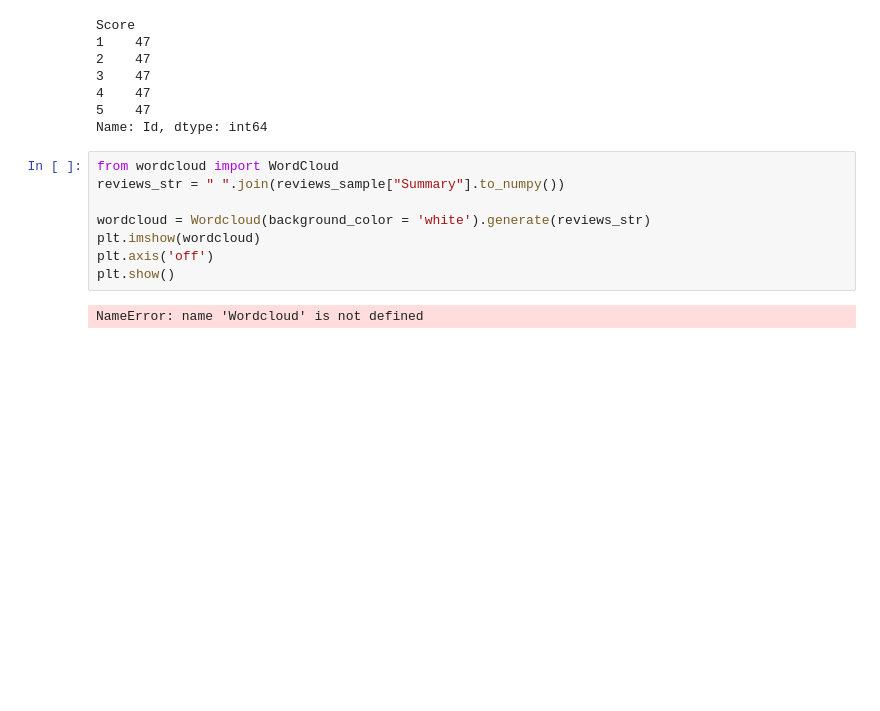
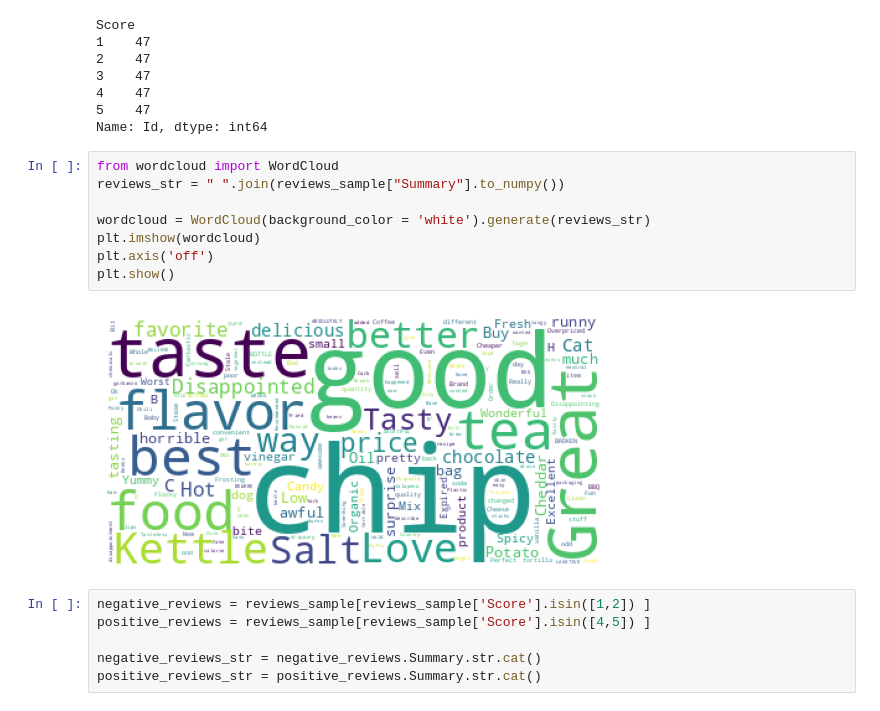
Before and after one commit to srujith7/AD-075, a Jupyter notebook: NER.ipynb, the cells around one changed output. Saved outputs shown, nothing was run; the diff lists cells and outputs as text; blank space fills up the shorter version.

```diff
--- a/NER.ipynb
+++ b/NER.ipynb
@@ -180,10 +176,16 @@ Name: Id, dtype: int64
 # %%
 from wordcloud import WordCloud
 reviews_str = " ".join(reviews_sample["Summary"].to_numpy())
 
-wordcloud = Wordcloud(background_color = 'white').generate(reviews_str)
+wordcloud = WordCloud(background_color = 'white').generate(reviews_str)
 plt.imshow(wordcloud)
 plt.axis('off')
 plt.show()
 # %% [output]
-NameError: name 'Wordcloud' is not defined
+[figure, added]
+# %%
+negative_reviews = reviews_sample[reviews_sample['Score'].isin([1,2]) ]
+positive_reviews = reviews_sample[reviews_sample['Score'].isin([4,5]) ]
+
+negative_reviews_str = negative_reviews.Summary.str.cat()
+positive_reviews_str = positive_reviews.Summary.str.cat()
```
Also changed, not shown: parts of 9 cells of this notebook.
